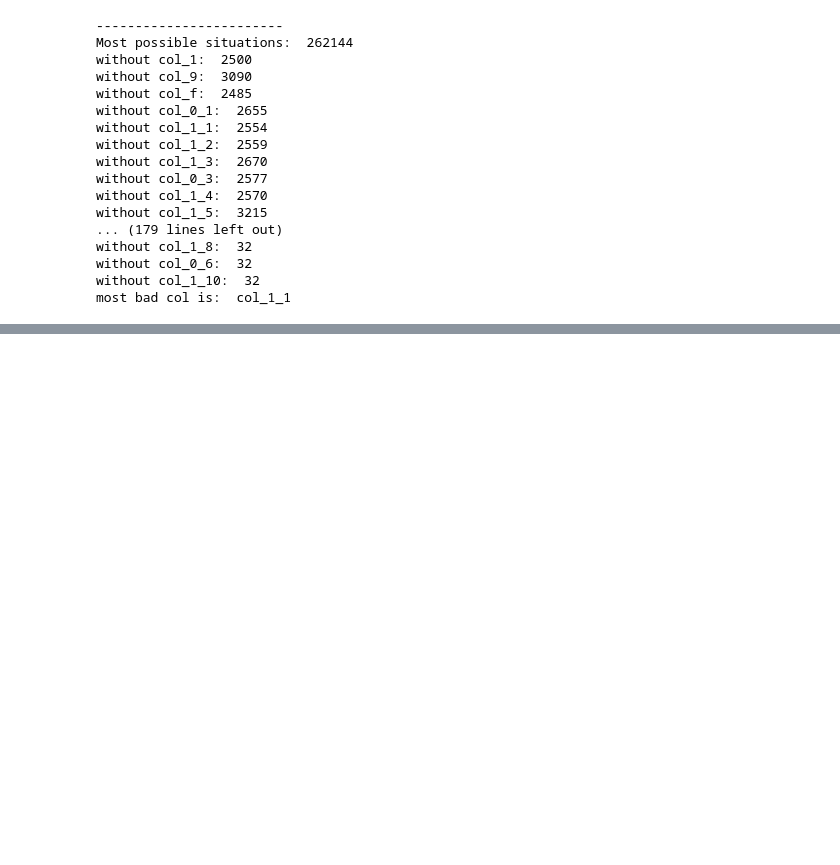
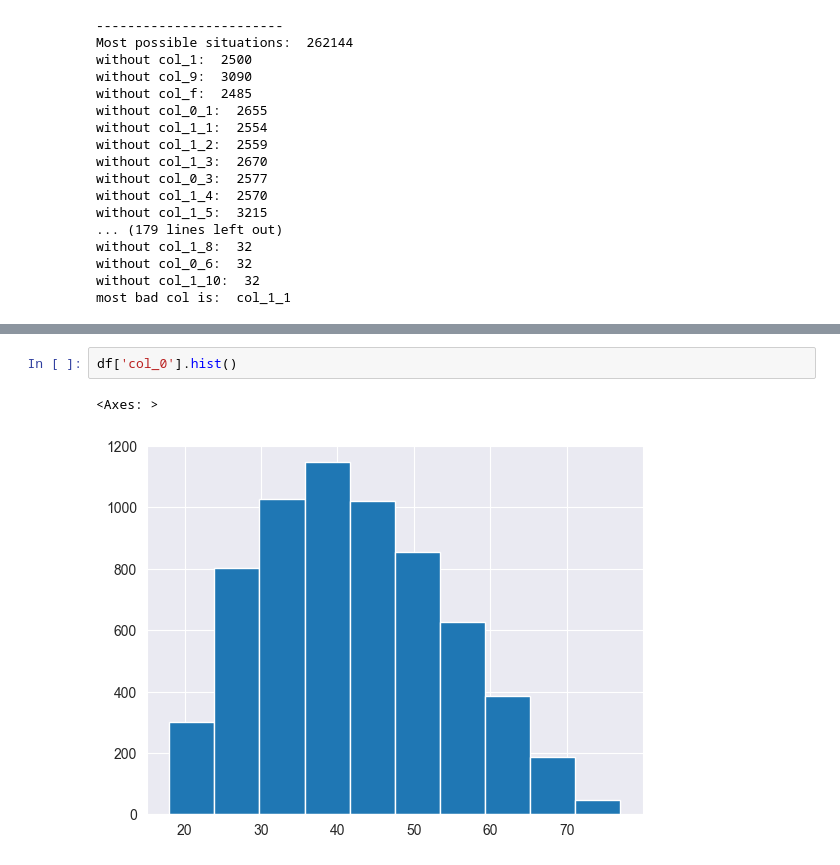
Before and after one commit to s0hei1/data_labs, a Jupyter notebook: general/0001_komari/0001_komari.ipynb, the cells around one changed output, grey strips where cells are left out. Drawn from its saved outputs; the diff is of its cells as text; blank space fills up the shorter version.

```diff
--- a/general/0001_komari/0001_komari.ipynb
+++ b/general/0001_komari/0001_komari.ipynb
@@ -177,0 +179,5 @@ None
+# %%
+df['col_0'].hist()
+# %% [output]
+<Axes: >
+[figure, added]
```
Also changed, not shown: parts of 8 cells of this notebook.
